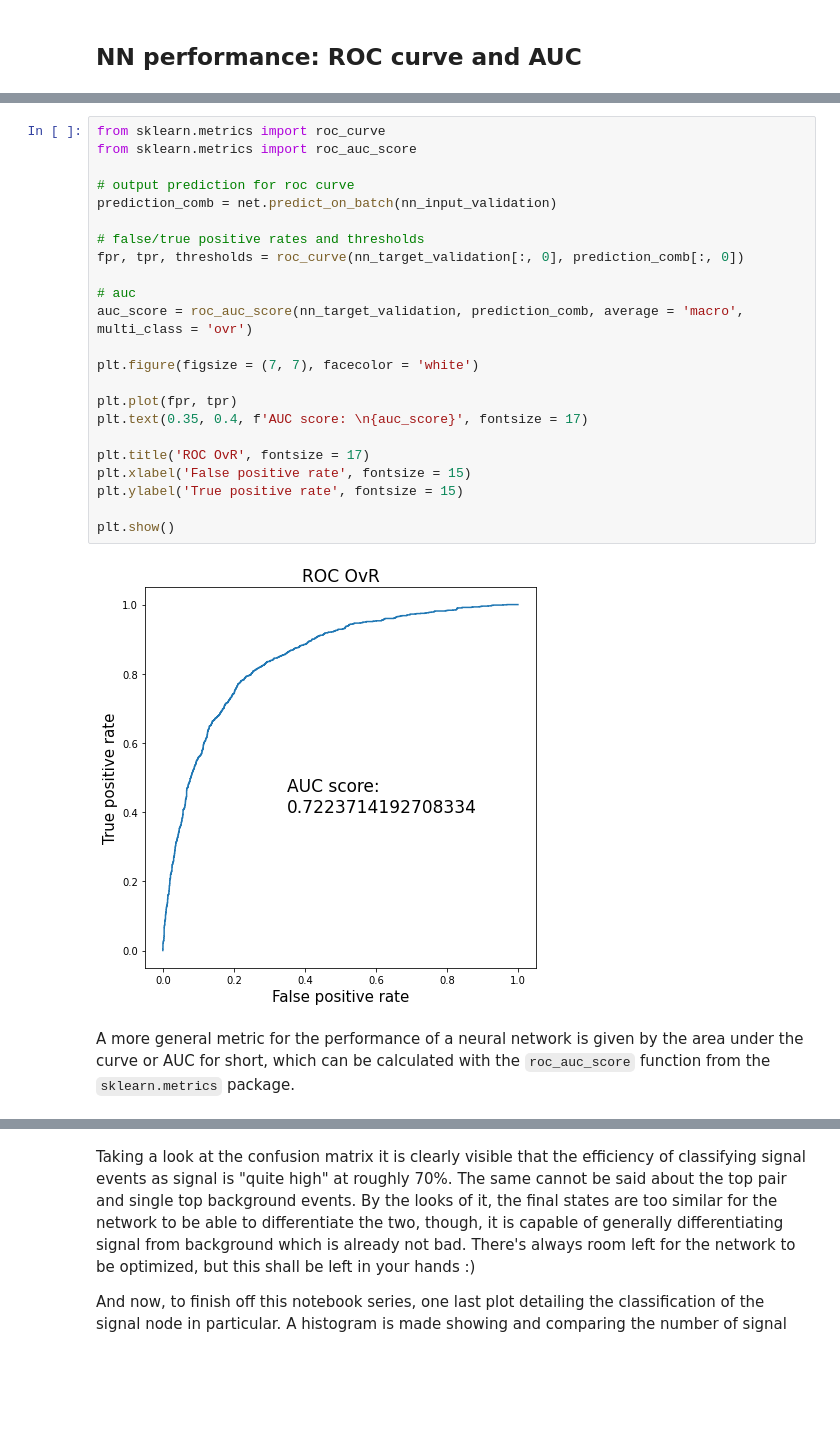
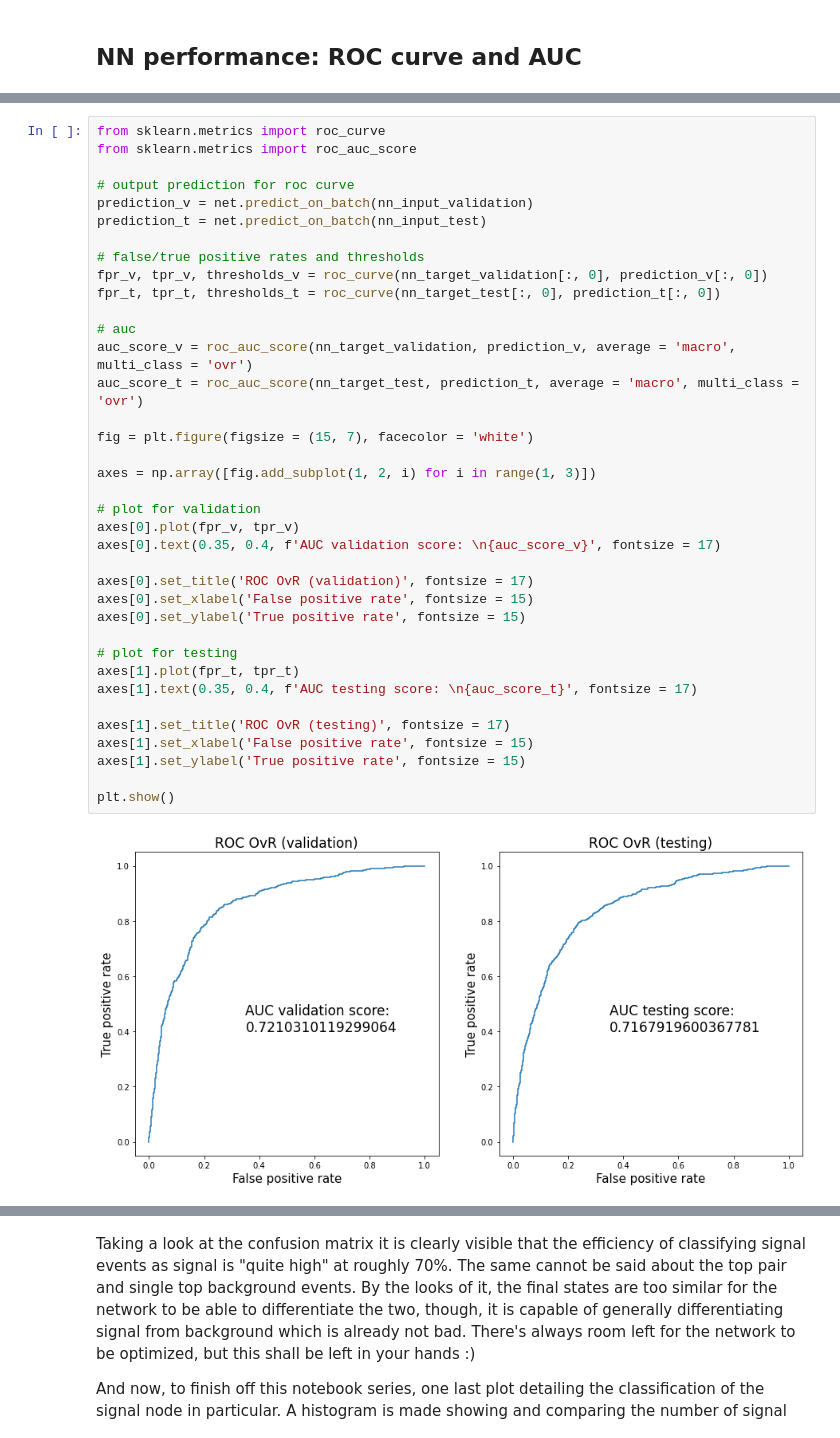
Before and after one commit to ArtMk/lhc-ml, a Jupyter notebook: 05_Training_in_Physics.ipynb, the cells around one changed output, grey strips where cells are left out. Saved outputs shown, nothing was run; the diff lists cells and outputs as text; blank space fills up the shorter version.

```diff
--- a/05_Training_in_Physics.ipynb
+++ b/05_Training_in_Physics.ipynb
@@ -245,27 +268,39 @@ The closer the curve is to show the constant line at 1 the better the classifica
 # %%
 from sklearn.metrics import roc_curve
 from sklearn.metrics import roc_auc_score
 
 # output prediction for roc curve
-prediction_comb = net.predict_on_batch(nn_input_validation)
+prediction_v = net.predict_on_batch(nn_input_validation)
+prediction_t = net.predict_on_batch(nn_input_test)
 
 # false/true positive rates and thresholds
-fpr, tpr, thresholds = roc_curve(nn_target_validation[:, 0], prediction_comb[:, 0])
+fpr_v, tpr_v, thresholds_v = roc_curve(nn_target_validation[:, 0], prediction_v[:, 0])
+fpr_t, tpr_t, thresholds_t = roc_curve(nn_target_test[:, 0], prediction_t[:, 0])
 
 # auc
-auc_score = roc_auc_score(nn_target_validation, prediction_comb, average = 'macro', multi_class = 'ovr')
+auc_score_v = roc_auc_score(nn_target_validation, prediction_v, average = 'macro', multi_class = 'ovr')
+auc_score_t = roc_auc_score(nn_target_test, prediction_t, average = 'macro', multi_class = 'ovr')
 
-plt.figure(figsize = (7, 7), facecolor = 'white')
+fig = plt.figure(figsize = (15, 7), facecolor = 'white')
 
-plt.plot(fpr, tpr)
-plt.text(0.35, 0.4, f'AUC score: \n{auc_score}', fontsize = 17)
+axes = np.array([fig.add_subplot(1, 2, i) for i in range(1, 3)])
 
-plt.title('ROC OvR', fontsize = 17)
-plt.xlabel('False positive rate', fontsize = 15)
-plt.ylabel('True positive rate', fontsize = 15)
+# plot for validation
+axes[0].plot(fpr_v, tpr_v)
+axes[0].text(0.35, 0.4, f'AUC validation score: \n{auc_score_v}', fontsize = 17)
+
+axes[0].set_title('ROC OvR (validation)', fontsize = 17)
+axes[0].set_xlabel('False positive rate', fontsize = 15)
+axes[0].set_ylabel('True positive rate', fontsize = 15)
+
+# plot for testing
+axes[1].plot(fpr_t, tpr_t)
+axes[1].text(0.35, 0.4, f'AUC testing score: \n{auc_score_t}', fontsize = 17)
+
+axes[1].set_title('ROC OvR (testing)', fontsize = 17)
+axes[1].set_xlabel('False positive rate', fontsize = 15)
+axes[1].set_ylabel('True positive rate', fontsize = 15)
 
 plt.show()
 # %% [output]
-[figure, old version]
+[figure, new version]
-# %% [markdown]
-A more general metric for the performance of a neural network is given by the area under the curve or AUC for short, which can be calculated with the `roc_auc_score` function from the `sklearn.metrics` package.
```
Also changed, not shown: parts of 15 cells of this notebook.
